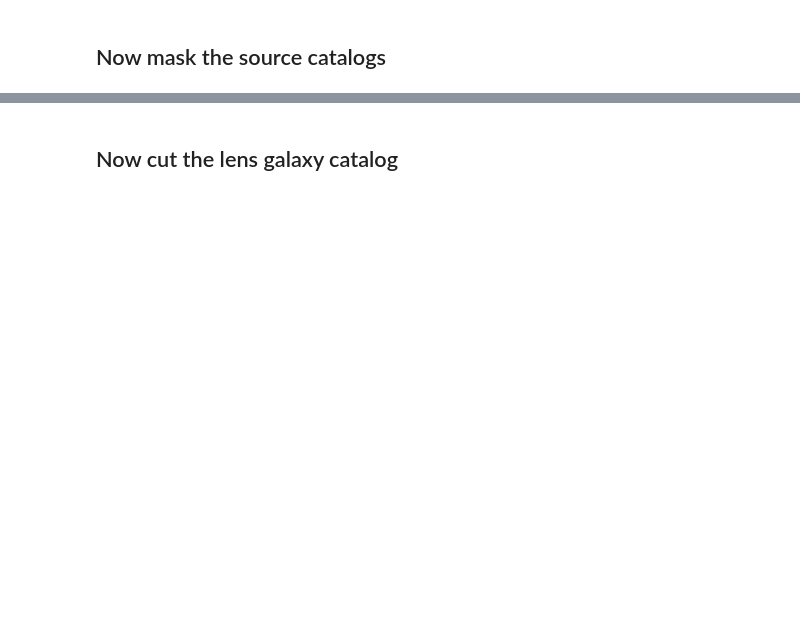
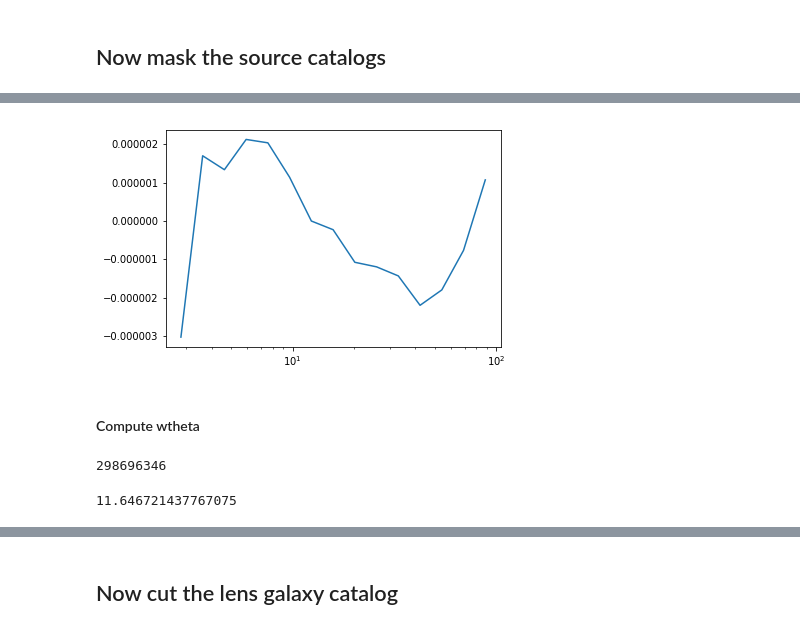
Before and after one commit to LSSTDESC/txpipe-cosmodc2, a Jupyter notebook: notebooks/MaskAreaGaussianSims_and_FakeTXPipeInput.ipynb, the cells around one changed output, grey strips where cells are left out. Saved outputs shown, nothing was run; the diff lists cells and outputs as text; code cells hidden in the pictures; blank space fills up the shorter version.

```diff
--- a/notebooks/MaskAreaGaussianSims_and_FakeTXPipeInput.ipynb
+++ b/notebooks/MaskAreaGaussianSims_and_FakeTXPipeInput.ipynb
@@ -51,0 +127,7 @@ for zbin in range(1,6):
+# %%
+zbin = 4
+cat = np.load(folder + '/area12300/' + 'galcat_%d'%zbin + '_areacut.npy')
+ra_l, dec_l = cat
+mask_l = ra_l<150
+cat_l = treecorr.Catalog(ra=ra_l[mask_l], dec=dec_l[mask_l],  ra_units='deg', dec_units='deg')
+ng = treecorr.NGCorrelation(nbins=15, min_sep=2.5, max_sep = 100, bin_slop=0.1, sep_units='arcmin')
@@ -51,0 +138,12 @@ for zbin in range(1,6):
+# %%
+ng.process(cat_l, cat_s)
+th = np.exp(ng.logr)
+gt = ng.xi
+# %%
+plt.plot(th, gt)
+plt.xscale('log')
+#plt.yscale('log')
+# %% [output]
+[figure, added]
+# %% [markdown]
+#### Compute wtheta
@@ -51,0 +157,8 @@ for zbin in range(1,6):
+# %%
+len(ra_l[mask_l]), len(ra_r[mask_r])
+# %% [output]
+298696346
+# %%
+len(ra_r)/len(ra_l)
+# %% [output]
+11.646721437767075
```
Also changed, not shown: parts of 79 cells of this notebook, 4 other files.
